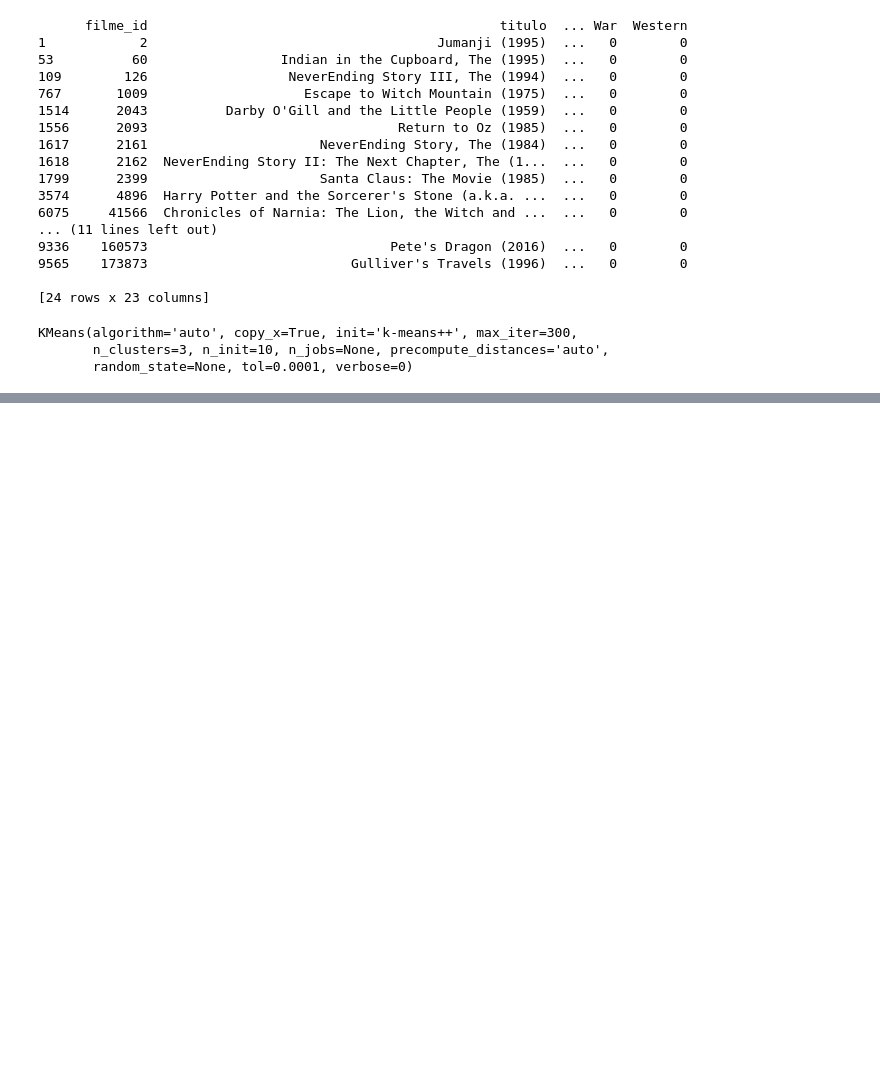
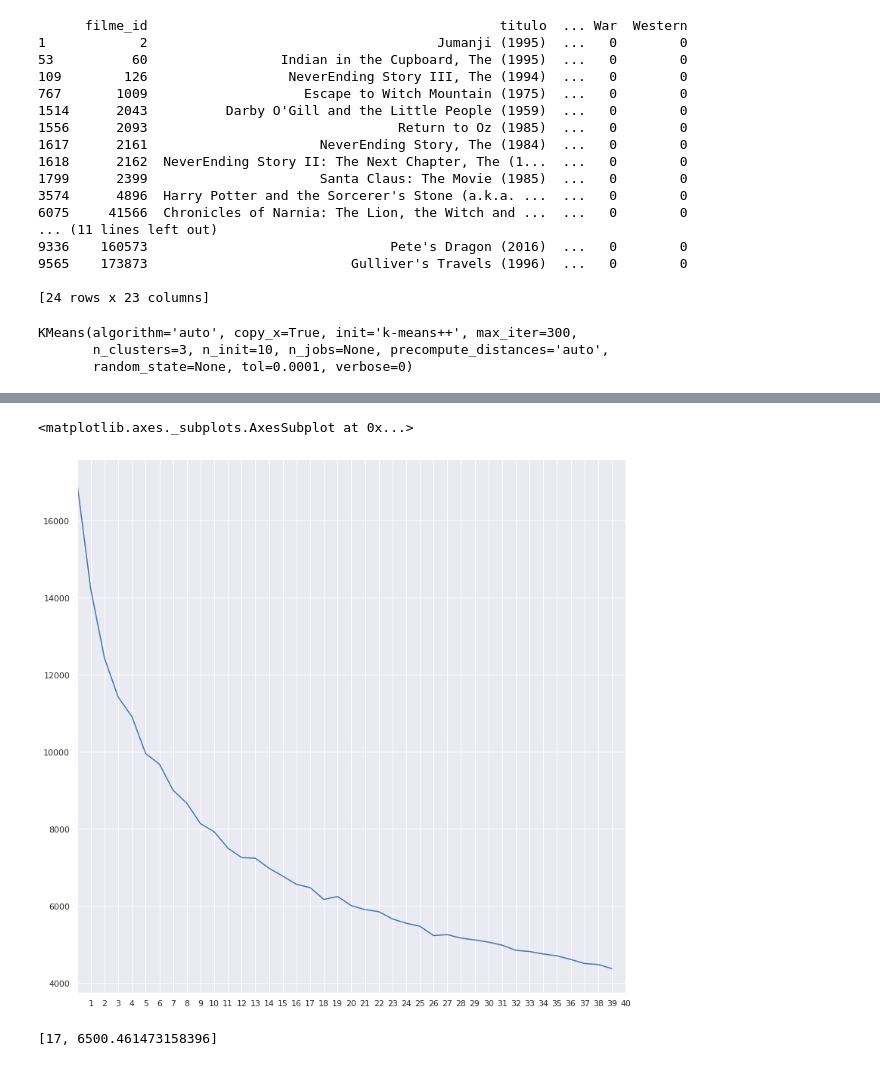
Before and after one commit to EduardoMoraesRitter/machine-learning-algoritmos-nao-supervisionados, a Jupyter notebook: 1_modelo_nao_supervisionado.ipynb, the cells around one changed output, grey strips where cells are left out. Drawn from its saved outputs; the diff is of its cells as text; code cells hidden in the pictures; blank space fills up the shorter version.

```diff
--- a/1_modelo_nao_supervisionado.ipynb
+++ b/1_modelo_nao_supervisionado.ipynb
@@ -351,0 +420,6 @@ sns.scatterplot(x=visulizar[:,0],
+# %%
+#metrica para qual a quantidade de grupos, retorna inertia_ erro medio quadratico
+def kmeans(numero_clusters, generos):
+  modelo = KMeans(numero_clusters)
+  modelo.fit(generos)
+  return [numero_clusters, modelo.inertia_]
@@ -351,0 +430,4 @@ sns.scatterplot(x=visulizar[:,0],
+# %%
+#método é chamado de erro médio quadrado, ou mean squarred error (MSE).
+resultado = [kmeans(numeros, generos_df) for numeros in range(1,41)]
+resultado
@@ -351,0 +452,4 @@ sns.scatterplot(x=visulizar[:,0],
+# %%
+#transformar em grafico
+result = pd.DataFrame(resultado, columns=['grupos', 'inertia'])
+result.head()
@@ -351,0 +463,10 @@ sns.scatterplot(x=visulizar[:,0],
+# %%
+result.inertia.plot(xticks=result.grupos)
+# %% [output]
+<matplotlib.axes._subplots.AxesSubplot at 0x...>
+[figure, added]
+# %%
+#técnica conhecida como "elbow method", ou "método do cotovelo" a curva do gráfico é decrescente de maneira regular, até que ela tem um momento de quebra e, então, continua caindo
+kmeans(17, generos_df)
+# %% [output]
+[17, 6500.461473158396]
```
Also changed, not shown: parts of 19 cells of this notebook.
